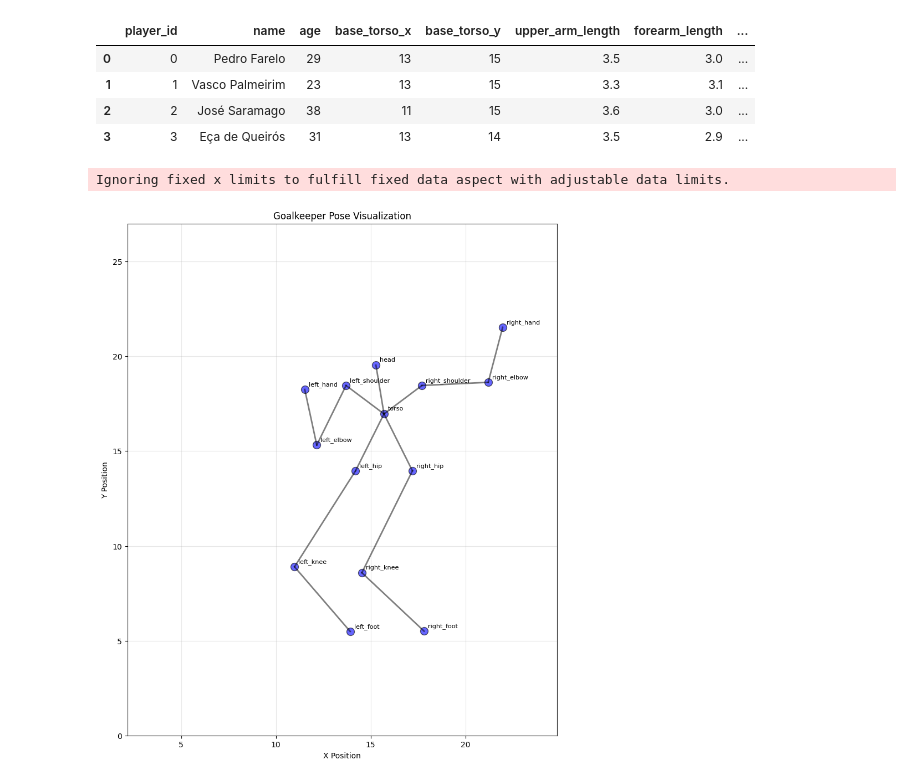
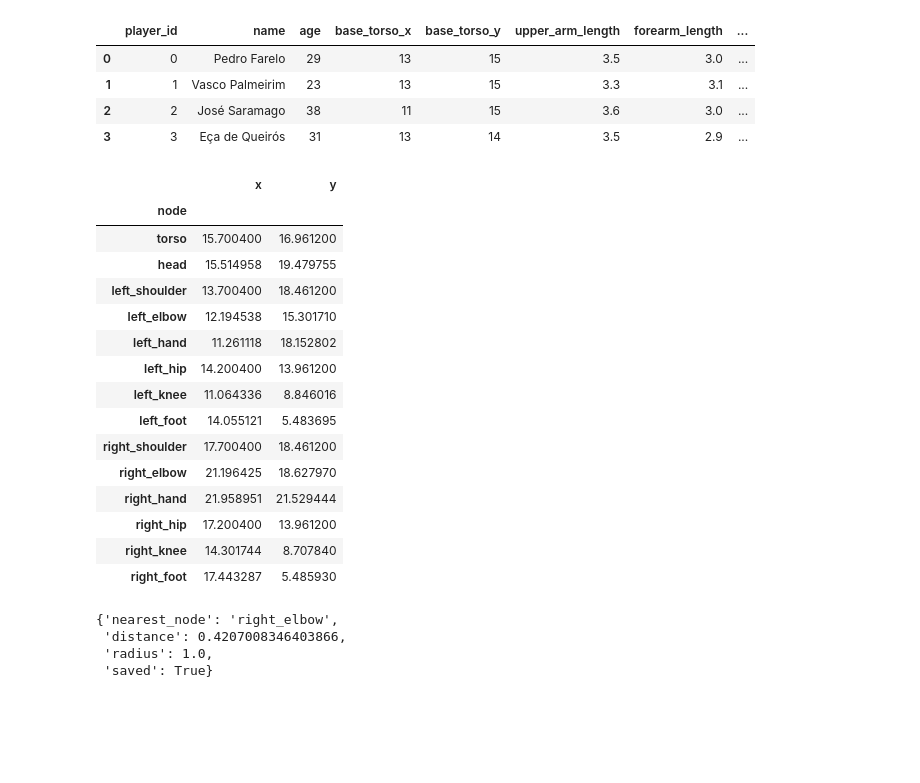
Before and after one commit to mingosmingos/synthetic-goalkeeping-data, a Jupyter notebook: Physics-Based Poses.ipynb, the cells around one changed output. Drawn from its saved outputs; the diff is of its cells as text; code cells hidden in the pictures; blank space fills up the shorter version.

```diff
--- a/Physics-Based Poses.ipynb
+++ b/Physics-Based Poses.ipynb
@@ -277,41 +277,30 @@ def generate_pose(player_id, shot_coordinates, shot_velocity):
         "right_knee": right_knee,
         "right_foot": right_foot
     }
+# %%
+def pose_to_dataframe(pose):
+    df = pd.DataFrame(pose).T
+    df.columns = ["x", "y"]
+    df.index.name = "node"
+    return df
 # %%
 pose = generate_pose(0, [24, 23], 100)
-pose_df = pd.DataFrame(pose).T
-pose_df.columns = ['x', 'y']
-pose_df.index.name = 'node'
-
-plt.figure(figsize=(10, 12))
-plt.scatter(pose_df['x'], pose_df['y'], s=100, c='blue', alpha=0.6, edgecolors='black')
-
-for node, (x, y) in pose_df.iterrows():
-    plt.annotate(node, (x, y), xytext=(5, 5), textcoords='offset points', fontsize=8)
-
-connections = [
-    ('torso', 'head'),
-    ('torso', 'left_shoulder'), ('torso', 'right_shoulder'),
-    ('left_shoulder', 'left_elbow'), ('left_elbow', 'left_hand'),
-    ('right_shoulder', 'right_elbow'), ('right_elbow', 'right_hand'),
-    ('torso', 'left_hip'), ('torso', 'right_hip'),
-    ('left_hip', 'left_knee'), ('left_knee', 'left_foot'),
-    ('right_hip', 'right_knee'), ('right_knee', 'right_foot')
-]
-
-for node1, node2 in connections:
-    x_vals = [pose_df.loc[node1, 'x'], pose_df.loc[node2, 'x']]
-    y_vals = [pose_df.loc[node1, 'y'], pose_df.loc[node2, 'y']]
-    plt.plot(x_vals, y_vals, 'k-', alpha=0.5, linewidth=2)
-
-plt.xlabel('X Position')
-plt.ylabel('Y Position')
-plt.title('Goalkeeper Pose Visualization')
-plt.grid(True, alpha=0.3)
-plt.axis('equal')
-plt.xlim(0, 27)
-plt.ylim(0, 27)
-plt.show()
+pose = pose_to_dataframe(pose)
+pose
 # %% [output]
-Ignoring fixed x limits to fulfill fixed data aspect with adjustable data limits.
-[figure, removed]
+|  | x | y |
+| node |  |  |
+| torso | 15.700400 | 16.961200 |
+| head | 15.514958 | 19.479755 |
+| left_shoulder | 13.700400 | 18.461200 |
+| left_elbow | 12.194538 | 15.301710 |
+| left_hand | 11.261118 | 18.152802 |
+| left_hip | 14.200400 | 13.961200 |
+| left_knee | 11.064336 | 8.846016 |
+| left_foot | 14.055121 | 5.483695 |
+| right_shoulder | 17.700400 | 18.461200 |
+| right_elbow | 21.196425 | 18.627970 |
+| right_hand | 21.958951 | 21.529444 |
+| right_hip | 17.200400 | 13.961200 |
+| right_knee | 14.301744 | 8.707840 |
+| right_foot | 17.443287 | 5.485930 |
@@ -317,0 +330,10 @@ Ignoring fixed x limits to fulfill fixed data aspect with adjustable data limits
+# %%
+shot = [21, 19]
+pose = generate_pose(0, shot, 100)
+eval_result = evaluate_save(pose_df, shot, radius=1.0)
+eval_result
+# %% [output]
+{'nearest_node': 'right_elbow',
+ 'distance': 0.4207008346403866,
+ 'radius': 1.0,
+ 'saved': True}
```
Also changed, not shown: parts of 3 cells of this notebook, 2 other files.
